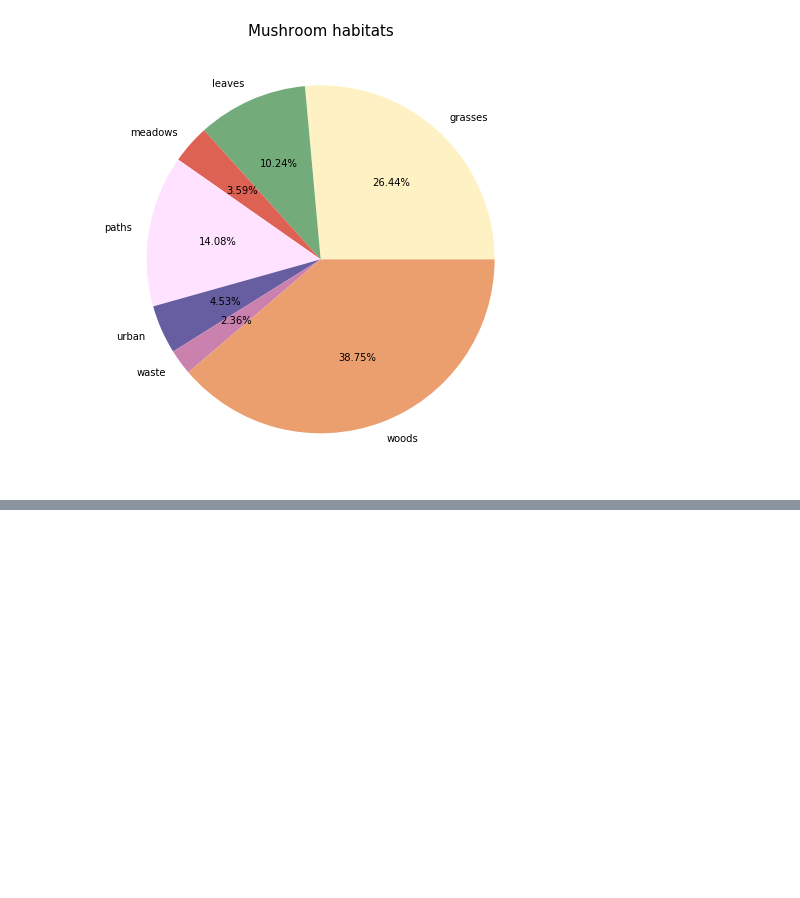
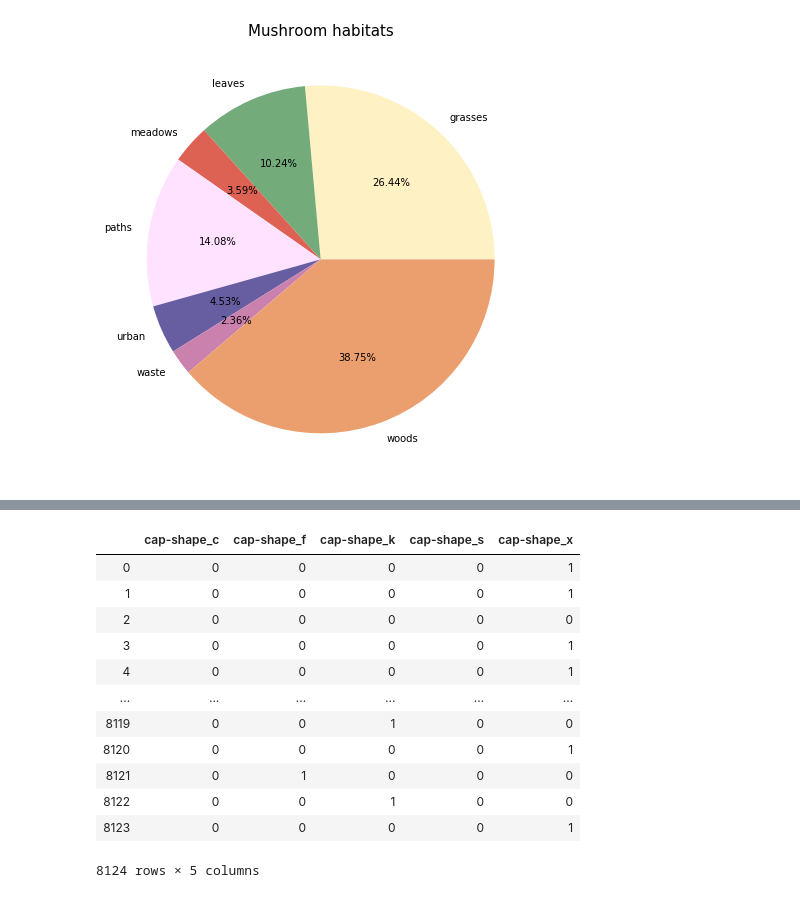
Before and after one commit to yuvrajpandya/ScikitLearn, a Jupyter notebook: KNN/Mushroom Prediction.ipynb, the cells around one changed output, grey strips where cells are left out. Cells and saved outputs as stored; diff of their text form; code cells hidden in the pictures; blank space fills up the shorter version.

```diff
--- a/KNN/Mushroom Prediction.ipynb
+++ b/KNN/Mushroom Prediction.ipynb
@@ -348,0 +387,18 @@ fig.show()
+# %%
+# check for how the dummy columns are created and drop first has worked
+# bell cap-shape has been dropped
+X.loc[:,X.columns.str.contains('cap-shape')]
+# %% [output]
+|  | cap-shape_c | cap-shape_f | cap-shape_k | cap-shape_s | cap-shape_x |
+| 0 | 0 | 0 | 0 | 0 | 1 |
+| 1 | 0 | 0 | 0 | 0 | 1 |
+| 2 | 0 | 0 | 0 | 0 | 0 |
+| 3 | 0 | 0 | 0 | 0 | 1 |
+| 4 | 0 | 0 | 0 | 0 | 1 |
+| ... | ... | ... | ... | ... | ... |
+| 8119 | 0 | 0 | 1 | 0 | 0 |
+| 8120 | 0 | 0 | 0 | 0 | 1 |
+| 8121 | 0 | 1 | 0 | 0 | 0 |
+| 8122 | 0 | 0 | 1 | 0 | 0 |
+| 8123 | 0 | 0 | 0 | 0 | 1 |
+8124 rows × 5 columns
```
Also changed, not shown: parts of 12 cells of this notebook.
